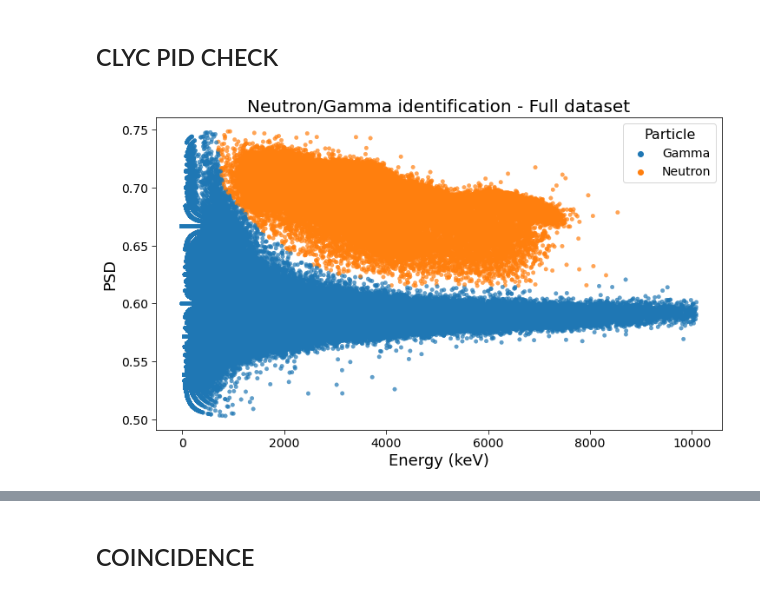
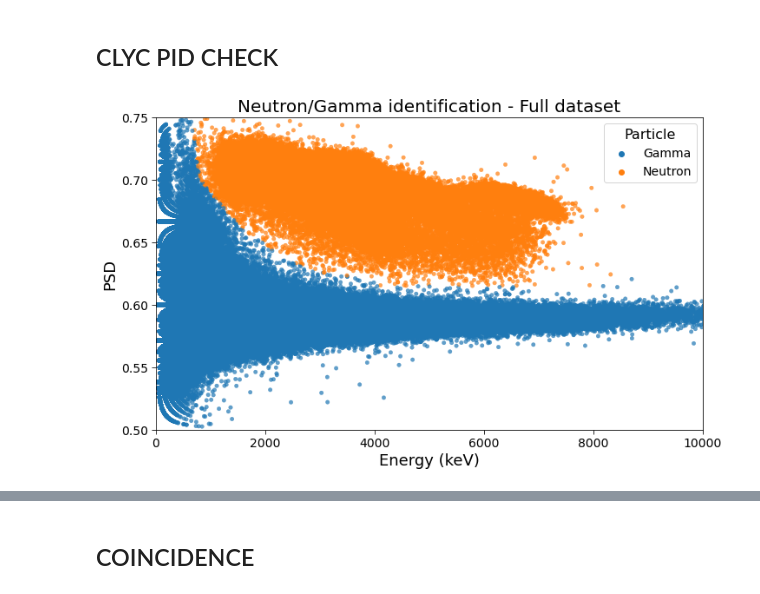
Before and after one commit to niklai99/advanced-laboratory, a Jupyter notebook: beam-analysis/coincidence.ipynb, the cells around one changed output, grey strips where cells are left out. Drawn from its saved outputs; the diff is of its cells as text; code cells hidden in the pictures.

```diff
--- a/beam-analysis/coincidence.ipynb
+++ b/beam-analysis/coincidence.ipynb
@@ -95,19 +102,21 @@ data_clyc
 # %%
 fig, ax = plt.subplots(figsize=(10, 6), constrained_layout=True)
 
 sns.scatterplot(x='energy_calib', y='psd', hue='Particle', data=data_clyc, palette="tab10", alpha=0.7, edgecolor=None, ax=ax, s=20, legend=True)
 
 
 ax.set_title('Neutron/Gamma identification - Full dataset', fontsize=20)
 ax.set_xlabel('Energy (keV)', fontsize=18)
 ax.set_ylabel('PSD', fontsize=18)
 
 
 ax.tick_params(axis="both", which="major", labelsize=14, length=5)
 
 ax.legend(fontsize=14, title_fontsize=16, title="Particle", loc="upper right")
 
+ax.set_xlim(0, 10000)
+ax.set_ylim(0.5, 0.75)
 
 plt.show()
 # %% [output]
-[figure, old version]
+[figure, new version]
```
Also changed, not shown: parts of 3 cells of this notebook, 6 other files.
